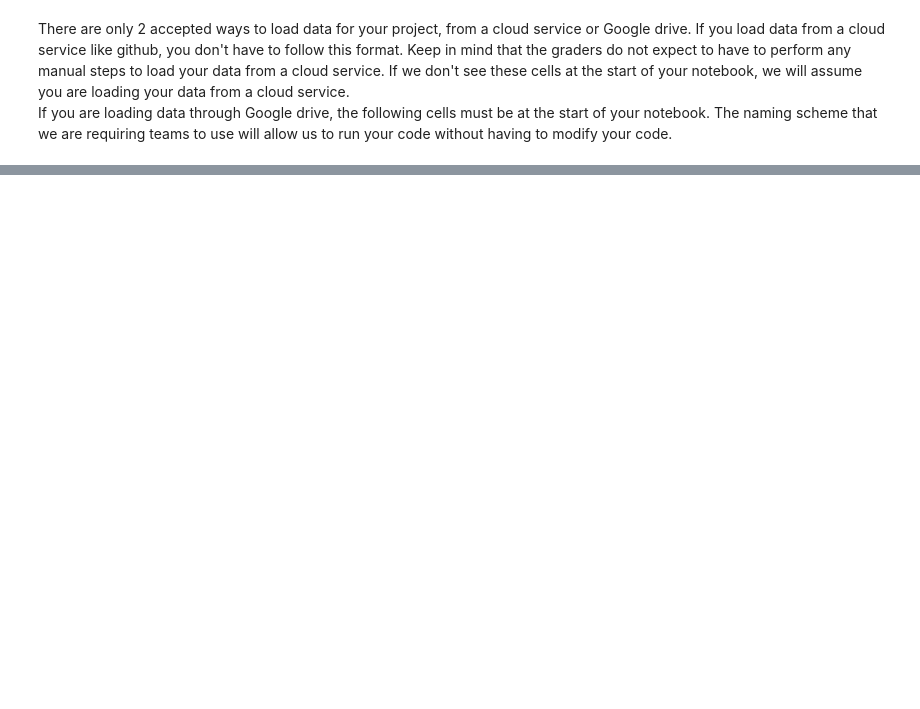
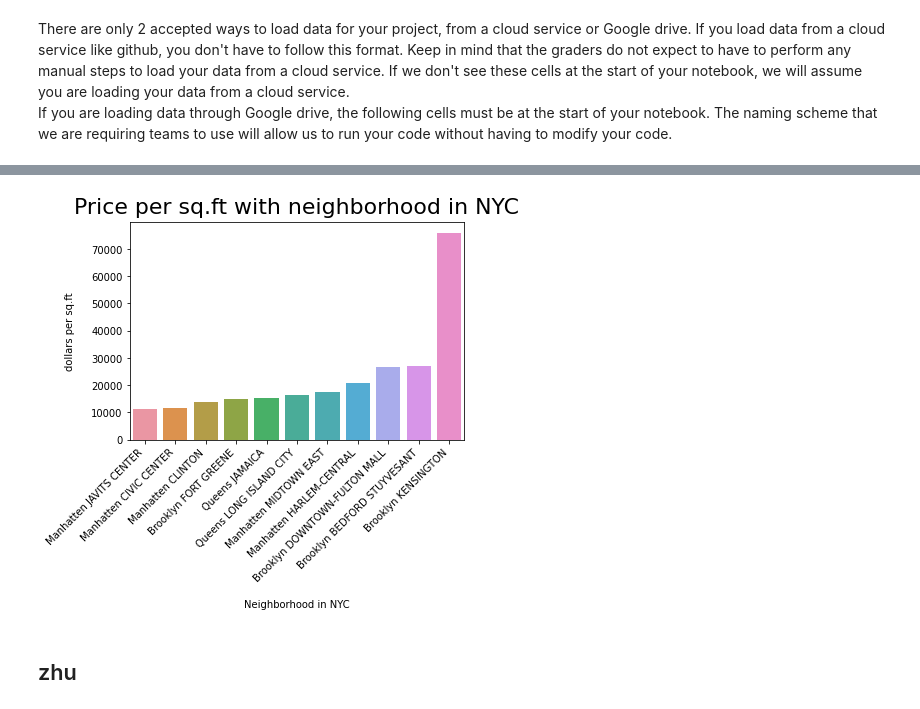
Before and after one commit to cylyu/ist718-project, a Jupyter notebook: Colab_Data_Loading_Example.ipynb, the cells around one changed output, grey strips where cells are left out. Saved outputs shown, nothing was run; the diff lists cells and outputs as text; code cells hidden in the pictures; blank space fills up the shorter version.

```diff
--- a/Colab_Data_Loading_Example.ipynb
+++ b/Colab_Data_Loading_Example.ipynb
@@ -80,0 +230,24 @@ nyc_rolling_sales_df = spark.read.csv("nyc-rolling-sales.csv", header=True, infe
+# %%
+neighborhood_data=nyc_rolling_sales_date_df.filter(nyc_rolling_sales_df.price_per_sq_ft >=10000).\
+                                            groupby('NEIGHBORHOOD','borough').avg('price_per_sq_ft')
+neighborhood_pd=neighborhood_data.withColumn("neigbor", concat_ws(" ",  neighborhood_data.borough,neighborhood_data.NEIGHBORHOOD)).\
+                                  toPandas().sort_values('avg(price_per_sq_ft)')
+sns.barplot(x = 'neigbor',
+            y='avg(price_per_sq_ft)',
+              data=neighborhood_pd
+)
+plt.ylabel("dollars per sq.ft", labelpad=16)
+
+plt.xlabel("Neighborhood in NYC", labelpad=16)
+plt.title("Price per sq.ft with neighborhood in NYC", y=1.013, fontsize=22)
+plt.xticks(
+    rotation=45,
+    horizontalalignment='right',
+    fontweight='light',
+    fontsize='medium',
+)
+plt.show()
+# %% [output]
+[figure, added]
+# %% [markdown]
+## zhu
```
Also changed, not shown: parts of 33 cells of this notebook.
